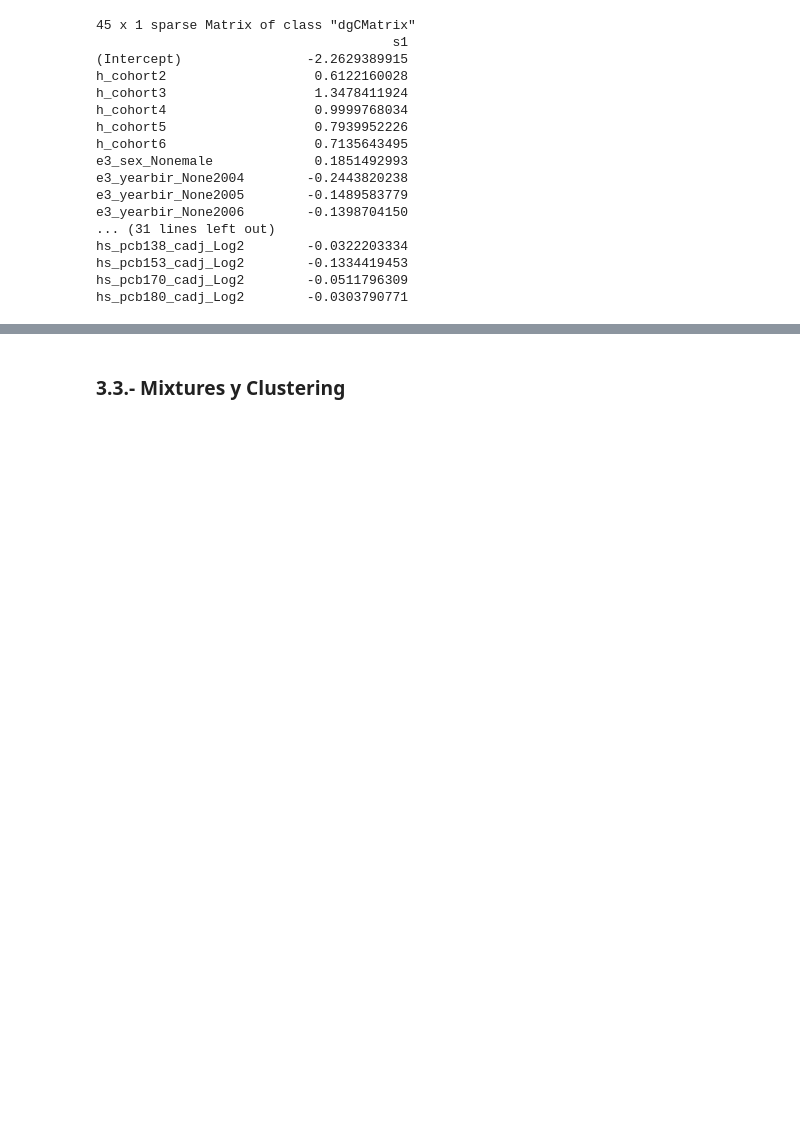
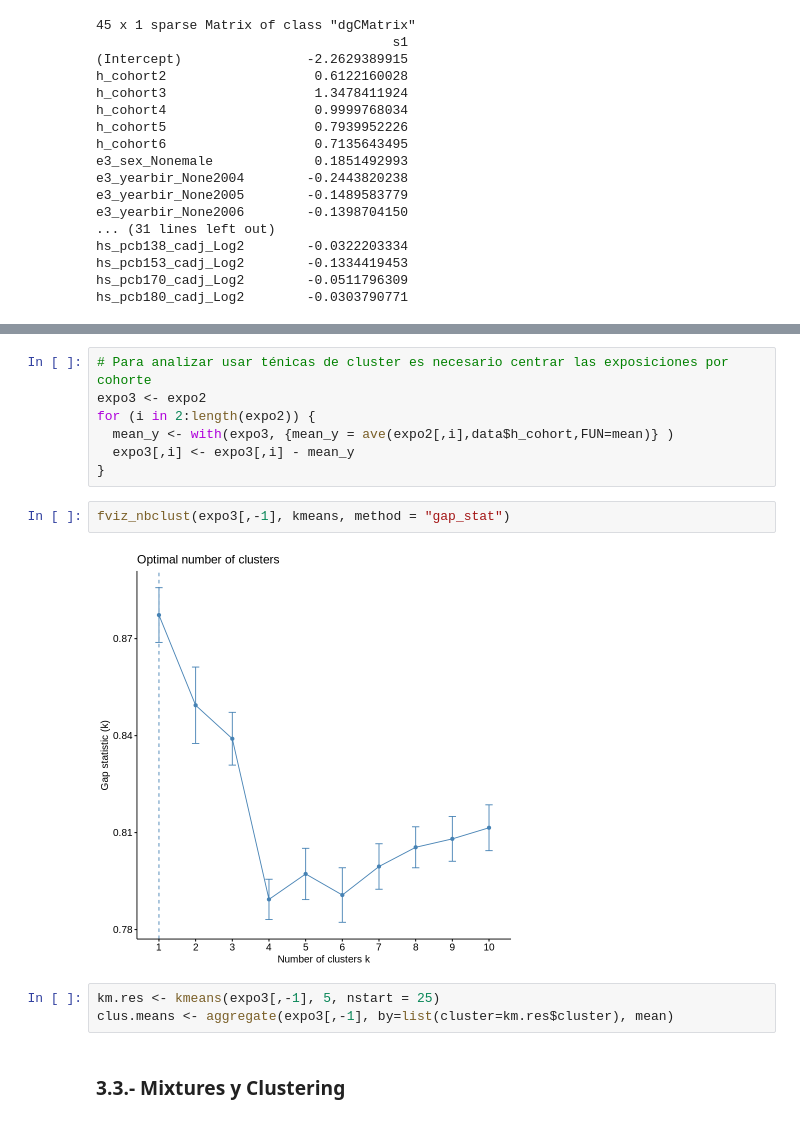
Before and after one commit to alldominguez/ISGlobal.sesion4.Exposoma, a Jupyter notebook: curso_exposoma_modulo_4.ipynb, the cells around one changed output, grey strips where cells are left out. Drawn from its saved outputs; the diff is of its cells as text; blank space fills up the shorter version.

```diff
--- a/curso_exposoma_modulo_4.ipynb
+++ b/curso_exposoma_modulo_4.ipynb
@@ -623,2 +665,16 @@ hs_pcb180_cadj_Log2        -0.0303790771
+# %%
+# Para analizar usar ténicas de cluster es necesario centrar las exposiciones por cohorte
+expo3 <- expo2
+for (i in 2:length(expo2)) {
+  mean_y <- with(expo3, {mean_y = ave(expo2[,i],data$h_cohort,FUN=mean)} )
+  expo3[,i] <- expo3[,i] - mean_y
+}
+# %%
+fviz_nbclust(expo3[,-1], kmeans, method = "gap_stat")
+# %% [output]
+[figure, added]
+# %%
+km.res <- kmeans(expo3[,-1], 5, nstart = 25)
+clus.means <- aggregate(expo3[,-1], by=list(cluster=km.res$cluster), mean)
 # %% [markdown]
 ### **3.3.- Mixtures y Clustering**
```
Also changed, not shown: parts of 8 cells of this notebook.
